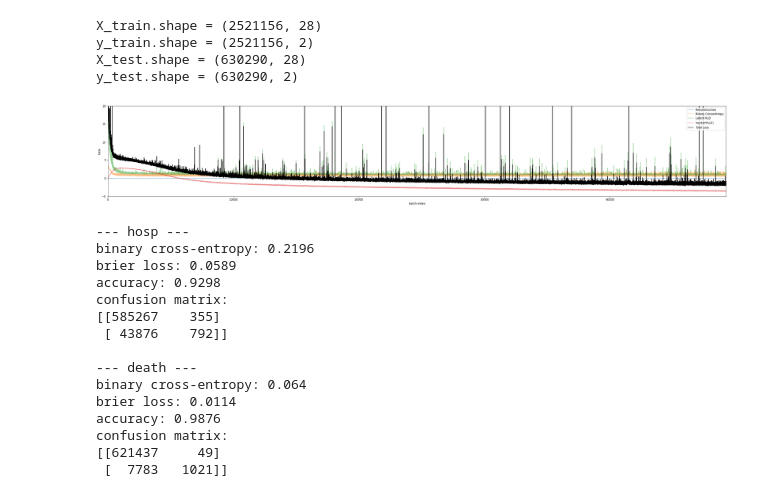
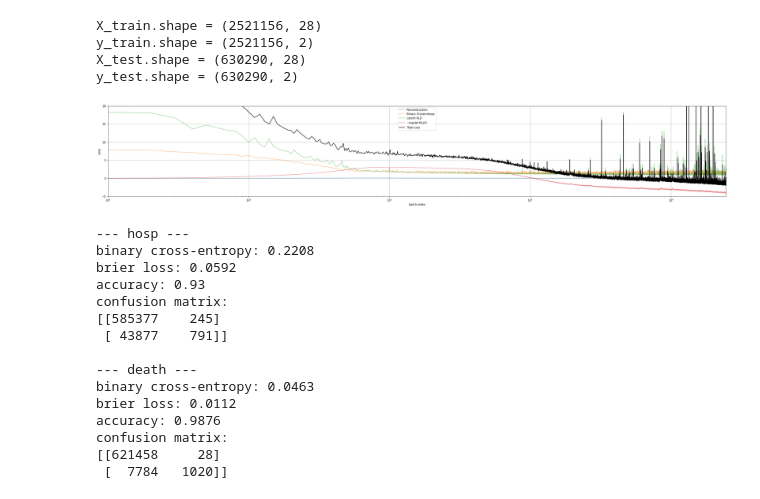
Before and after one commit to psaegert/AML-Final, a Jupyter notebook: models/INN_test.ipynb, the cells around one changed output. Cells and saved outputs as stored; diff of their text form; code cells hidden in the pictures.

Commit message:
doubled batch size again, loss factors

```diff
--- a/models/INN_test.ipynb
+++ b/models/INN_test.ipynb
@@ -16,7 +16,7 @@ import INN
 # %%
 device = 'cuda' if torch.cuda.is_available() else 'cpu'
 print(f'Using device: {device}')
-batch_size = 512
+batch_size = 1024
 n_epochs = 10
 # %% [output]
 Using device: cuda
@@ -46,8 +46,13 @@ X_test.shape = (630290, 28)
 y_test.shape = (630290, 2)
 # %%
 inn = INN.INN(X_train.shape[1], y_train.shape[1], n_blocks=5, device=device).to(device)
+# %%
+bce_factor = 10
+dvg_factor = 1
+logdet_factor = .1
+rcst_factor = .2
 # %%
-optimizer = Adam(inn.parameters(), lr=1e-4)
+optimizer = Adam(inn.parameters(), lr=5e-4)
 
 loss_history = {
     'x': [],
@@ -73,15 +78,15 @@ for i_epoch in range(n_epochs):
         y_pred, z_pred = inn.forward(X)
 
         # y loss
-        y_loss = F.binary_cross_entropy(y_pred, y) * 5
+        y_loss = F.binary_cross_entropy(y_pred, y) * bce_factor
         loss += y_loss
         loss_history['y'].append(y_loss.detach().cpu().numpy())
         # z loss
-        z_loss = torch.mean(torch.sum(z_pred**2, dim=-1)) / 2
+        z_loss = torch.mean(torch.sum(z_pred**2, dim=-1)) / 2 * dvg_factor
         loss += z_loss
         loss_history['z'].append(z_loss.detach().cpu().numpy())
         # logdet loss
-        logdet_loss = - torch.mean(inn.logdet_sum) / 10
+        logdet_loss = - torch.mean(inn.logdet_sum) * logdet_factor
         loss += logdet_loss
         loss_history['logdet'].append(logdet_loss.detach().cpu().numpy())
 
@@ -89,7 +94,7 @@ for i_epoch in range(n_epochs):
         # --- INVERSE ---
         X_pred = inn.inverse(y_pred, z_pred)
         # x loss
-        x_loss = F.huber_loss(X_pred, X, reduction='mean') / 10
+        x_loss = F.huber_loss(X_pred, X, reduction='mean') * rcst_factor
         loss += x_loss
         loss_history['x'].append(x_loss.detach().cpu().numpy())
 
@@ -97,21 +102,28 @@ for i_epoch in range(n_epochs):
         loss.backward()
         optimizer.step()
 
-        pbar.set_postfix({'batch_loss': loss.detach().cpu().numpy().round(2)})
+        total_loss = loss.detach().cpu().numpy()
+        pbar.set_postfix({
+            'loss': "{}{:.3f}".format("+" if total_loss > 0 else "", total_loss),
+            'bce': "{}{:.3f}".format("+" if y_loss > 0 else "", y_loss / bce_factor),
+            'dvg': "{}{:.3f}".format("+" if z_loss > 0 else "", z_loss / dvg_factor),
+            'rcst': "{}{:.3f}".format("+" if x_loss > 0 else "", x_loss / rcst_factor),
+            'logdet': "{}{:.3f}".format("+" if logdet_loss > 0 else "", logdet_loss / logdet_factor),
+        })
 # %%
 fig, ax = plt.subplots(1, 1, figsize=(40, 6))
 
 ax.plot(loss_history['x'], label='Reconstruction', alpha=0.5)
 ax.plot(loss_history['y'], label='Binary Crossentropy', alpha=0.5)
 ax.plot(loss_history['z'], label='Latent KLD', alpha=0.5)
-ax.plot(loss_history['logdet'], label=r'$\log \det \nabla f_{\theta}(X)$', alpha=0.5)
+ax.plot(loss_history['logdet'], label=r'$-\log \det \nabla f_{\theta}(X)$', alpha=0.5)
 
-ax.plot([sum([loss_history[k][i] for k in loss_history.keys()]) for i in range(len(loss_history['z']))], color='black', label='Total Loss')
-ax.set_xlim(0, len(loss_history['z'])); ax.set_ylim(-5, 20);
-ax.set_xlabel('batch index'); ax.set_ylabel('Loss')
-ax.legend();
+ax.plot(range(1, 1 + len(loss_history['z'])), [sum([loss_history[k][i] for k in loss_history.keys()]) for i in range(len(loss_history['z']))], color='black', label='Total Loss')
+ax.set_xlim(1, 1+len(loss_history['z'])); ax.set_ylim(-5, 20);
+ax.set_xlabel('batch index'); ax.set_ylabel('Loss'); ax.grid()
+ax.legend(); ax.set_xscale('log');
 # %% [output]
-[figure, old version]
+[figure, new version]
 # %%
 inn.eval()
 
@@ -133,17 +145,17 @@ for i, y_label in enumerate(['hosp', 'death']):
     print()
 # %% [output]
 --- hosp ---
-binary cross-entropy: 0.2196
-brier loss: 0.0589
-accuracy: 0.9298
+binary cross-entropy: 0.2208
+brier loss: 0.0592
+accuracy: 0.93
 confusion matrix:
-[[585267    355]
- [ 43876    792]]
+[[585377    245]
+ [ 43877    791]]
 
 --- death ---
-binary cross-entropy: 0.064
-brier loss: 0.0114
+binary cross-entropy: 0.0463
+brier loss: 0.0112
 accuracy: 0.9876
 confusion matrix:
-[[621437     49]
- [  7783   1021]]
+[[621458     28]
+ [  7784   1020]]
```
